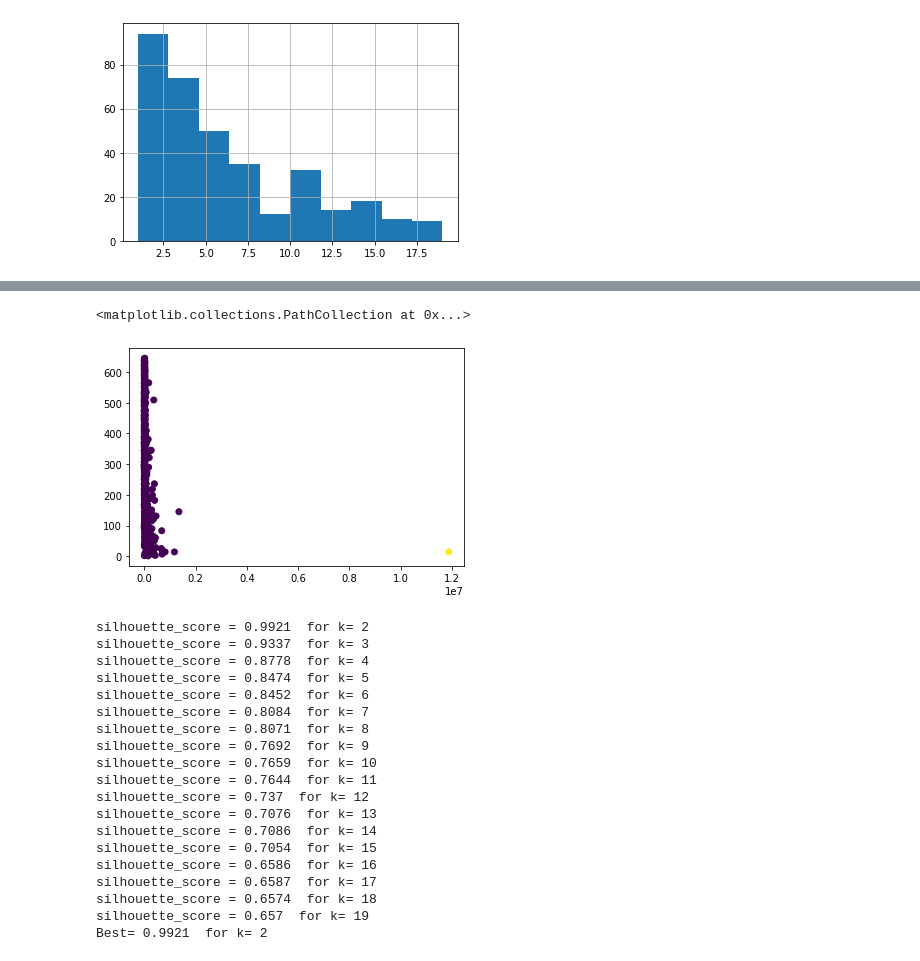
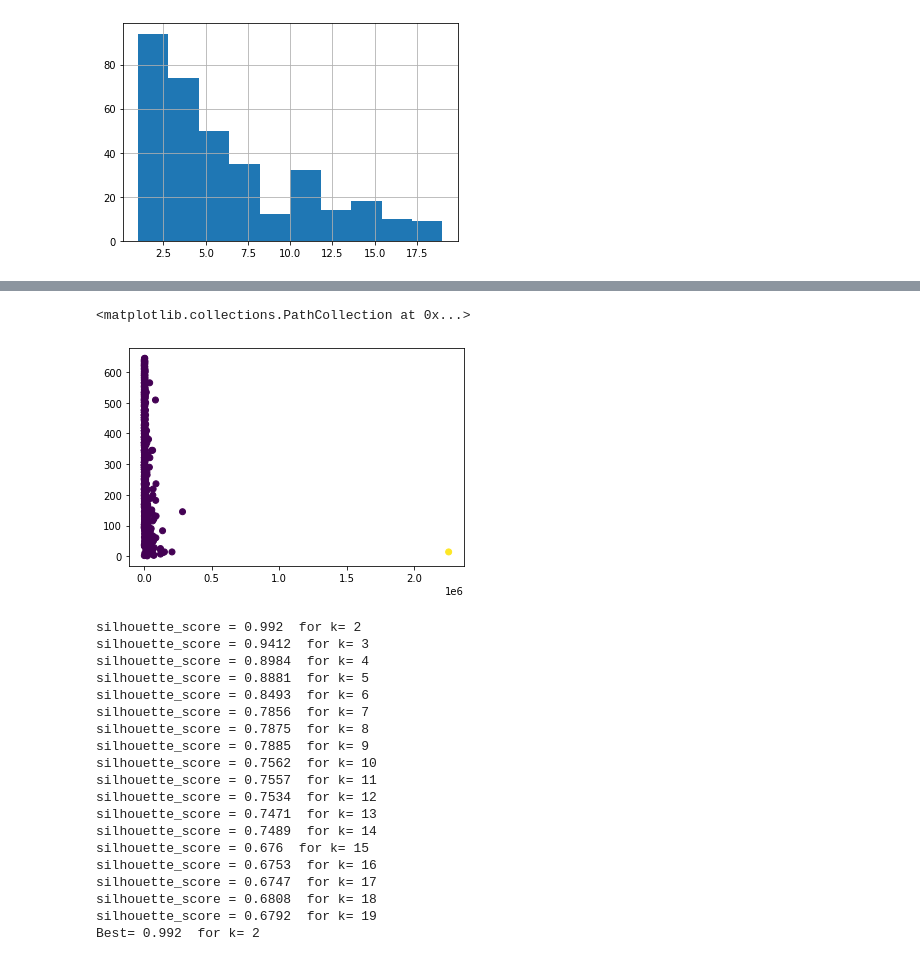
Before and after one commit to SilvanaOliveiraSa/CA_MU_DS_VINCE, a Jupyter notebook: teste.ipynb, the cells around one changed output, grey strips where cells are left out. Saved outputs shown, nothing was run; the diff lists cells and outputs as text; code cells hidden in the pictures.

```diff
--- a/teste.ipynb
+++ b/teste.ipynb
@@ -69,5 +69,5 @@ train[filter]['Total Medicos'].hist()
 <matplotlib.axes._subplots.AxesSubplot at 0x...>
 [figure]
 # %%
-train['Razao Medico Pop'] = (train['Total Medicos'] * 1000)/ train['População']
+train['Razao_Medico_Pop'] = (train['Total_Medicos'] * 1000)/ train['Populacao']
 # %%
@@ -85,6 +85,6 @@ Name: Razao Medico Pop, dtype: float64
 # %%
 import numpy as np
-train['Razao Medico Pop'] = train['Razao Medico Pop'].replace(np.nan, train['Razao Medico Pop'].mean())
+train['Razao_Medico_Pop'] = train['Razao_Medico_Pop'].replace(np.nan, train['Razao_Medico_Pop'].mean())
 # %%
 train.head()
 # %% [output]
@@ -114,0 +97,4 @@ train_simples
+# %%
+train_simples = train[['Criancas','IDHM_Ranking']]
+
+train_simples
@@ -115,15 +115,15 @@ train_simples
 # %%
 from sklearn.cluster import AgglomerativeClustering
 import matplotlib.pyplot as pl
 import seaborn as sns
 
 model = AgglomerativeClustering(n_clusters=2)
 model.fit(train_simples)
 
-pl.scatter(train_simples['População'], train_simples['IDHM Ranking'], c = model.labels_)
+pl.scatter(train_simples['Criancas'], train_simples['IDHM_Ranking'], c = model.labels_)
 # %% [output]
 <matplotlib.collections.PathCollection at 0x...>
-[figure, old version]
+[figure, new version]
 # %%
 from sklearn.metrics import silhouette_score
 
@@ -142,22 +142,22 @@ k = k_list.__getitem__(key)
 
 print("Best=", max(silhouette_list), " for k=", k)
 # %% [output]
-silhouette_score = 0.9921  for k= 2
-silhouette_score = 0.9337  for k= 3
-silhouette_score = 0.8778  for k= 4
-silhouette_score = 0.8474  for k= 5
-silhouette_score = 0.8452  for k= 6
-silhouette_score = 0.8084  for k= 7
-silhouette_score = 0.8071  for k= 8
-silhouette_score = 0.7692  for k= 9
-silhouette_score = 0.7659  for k= 10
-silhouette_score = 0.7644  for k= 11
-silhouette_score = 0.737  for k= 12
-silhouette_score = 0.7076  for k= 13
-silhouette_score = 0.7086  for k= 14
-silhouette_score = 0.7054  for k= 15
-silhouette_score = 0.6586  for k= 16
-silhouette_score = 0.6587  for k= 17
-silhouette_score = 0.6574  for k= 18
-silhouette_score = 0.657  for k= 19
-Best= 0.9921  for k= 2
+silhouette_score = 0.992  for k= 2
+silhouette_score = 0.9412  for k= 3
+silhouette_score = 0.8984  for k= 4
+silhouette_score = 0.8881  for k= 5
+silhouette_score = 0.8493  for k= 6
+silhouette_score = 0.7856  for k= 7
+silhouette_score = 0.7875  for k= 8
+silhouette_score = 0.7885  for k= 9
+silhouette_score = 0.7562  for k= 10
+silhouette_score = 0.7557  for k= 11
+silhouette_score = 0.7534  for k= 12
+silhouette_score = 0.7471  for k= 13
+silhouette_score = 0.7489  for k= 14
+silhouette_score = 0.676  for k= 15
+silhouette_score = 0.6753  for k= 16
+silhouette_score = 0.6747  for k= 17
+silhouette_score = 0.6808  for k= 18
+silhouette_score = 0.6792  for k= 19
+Best= 0.992  for k= 2
```
Also changed, not shown: parts of 22 cells of this notebook.
